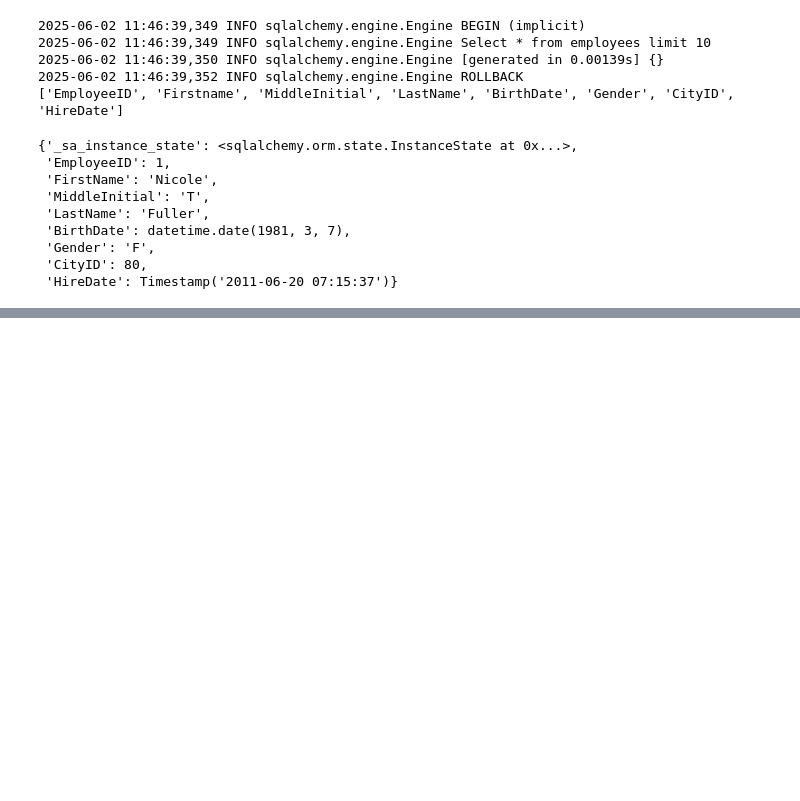
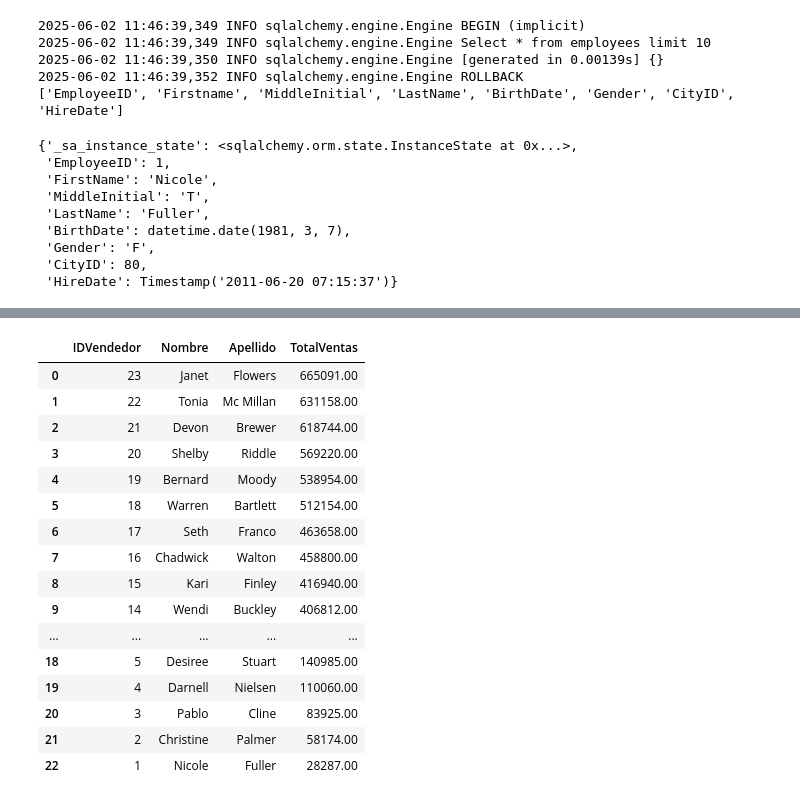
Before and after one commit to veronicajujuy/proyecto-final, a Jupyter notebook: main.ipynb, the cells around one changed output, grey strips where cells are left out. Drawn from its saved outputs; the diff is of its cells as text; code cells hidden in the pictures; blank space fills up the shorter version.

Commit message:
agregando reportes

```diff
--- a/main.ipynb
+++ b/main.ipynb
@@ -103,3 +103,10 @@ employees[0].__dict__
  'Gender': 'F',
  'CityID': 80,
  'HireDate': Timestamp('2011-06-20 07:15:37')}
+# %%
+## Implementación del patrón Strategy
+
+query = """
+select * from sales s join employees e on s.salespersonID = e.employeeID;
+"""
+df = db1.execute_query(query)
@@ -105,0 +120,23 @@ employees[0].__dict__
+# %%
+from src.design_patterns.strategy import TotalSalesByEmployee
+
+report = TotalSalesByEmployee()
+report.generate_report(df,"TotalPrice")
+# %% [output]
+|  | IDVendedor | Nombre | Apellido | TotalVentas |
+| 0 | 23 | Janet | Flowers | 665091.00 |
+| 1 | 22 | Tonia | Mc Millan | 631158.00 |
+| 2 | 21 | Devon | Brewer | 618744.00 |
+| 3 | 20 | Shelby | Riddle | 569220.00 |
+| 4 | 19 | Bernard | Moody | 538954.00 |
+| 5 | 18 | Warren | Bartlett | 512154.00 |
+| 6 | 17 | Seth | Franco | 463658.00 |
+| 7 | 16 | Chadwick | Walton | 458800.00 |
+| 8 | 15 | Kari | Finley | 416940.00 |
+| 9 | 14 | Wendi | Buckley | 406812.00 |
+| ... | ... | ... | ... | ... |
+| 18 | 5 | Desiree | Stuart | 140985.00 |
+| 19 | 4 | Darnell | Nielsen | 110060.00 |
+| 20 | 3 | Pablo | Cline | 83925.00 |
+| 21 | 2 | Christine | Palmer | 58174.00 |
+| 22 | 1 | Nicole | Fuller | 28287.00 |
```
Also changed, not shown: parts of 4 cells of this notebook, 2 other files.
